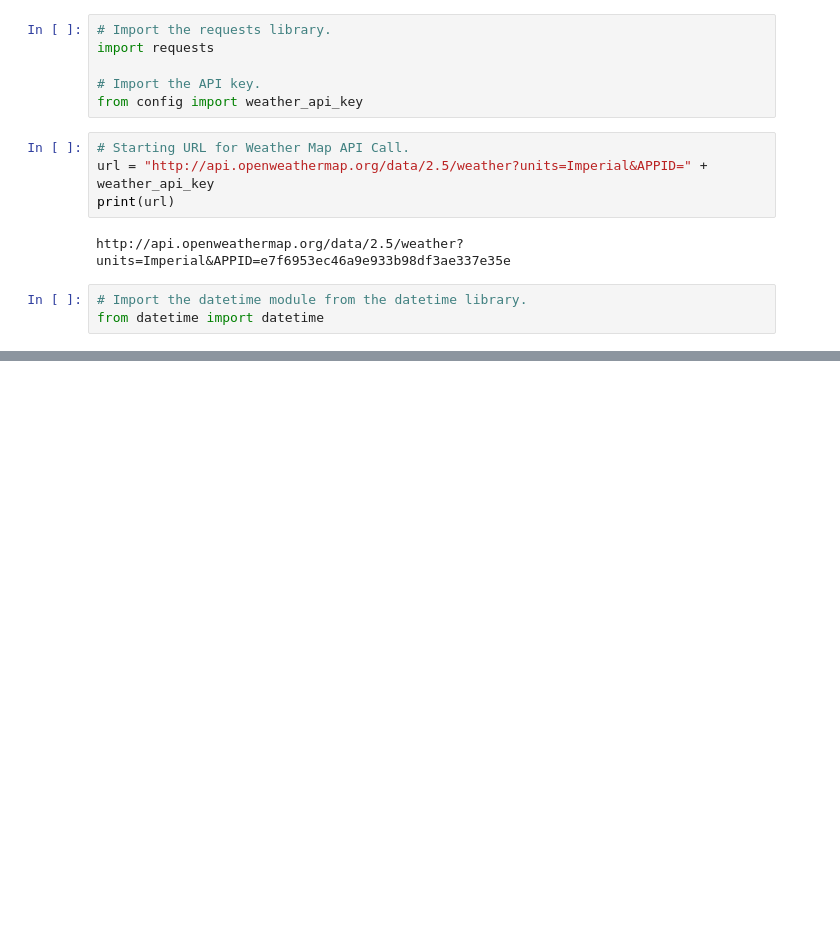
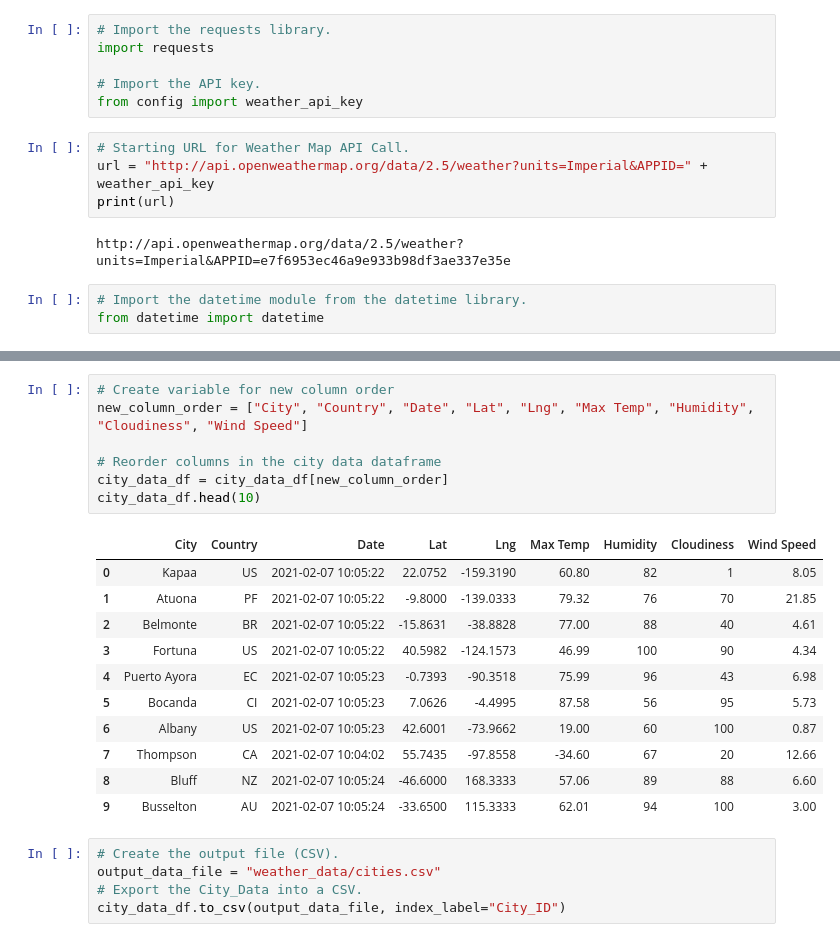
Before and after one commit to ashley-green1/World_Weather_Analysis, a Jupyter notebook: WeatherPy.ipynb, the cells around one changed output, grey strips where cells are left out. Cells and saved outputs as stored; diff of their text form; blank space fills up the shorter version.

```diff
--- a/WeatherPy.ipynb
+++ b/WeatherPy.ipynb
@@ -134,0 +151,24 @@ Data Retrieval Complete
+# %%
+# Create variable for new column order
+new_column_order = ["City", "Country", "Date", "Lat", "Lng", "Max Temp", "Humidity", "Cloudiness", "Wind Speed"]
+
+# Reorder columns in the city data dataframe
+city_data_df = city_data_df[new_column_order]
+city_data_df.head(10)
+# %% [output]
+|  | City | Country | Date | Lat | Lng | Max Temp | Humidity | Cloudiness | Wind Speed |
+| 0 | Kapaa | US | 2021-02-07 10:05:22 | 22.0752 | -159.3190 | 60.80 | 82 | 1 | 8.05 |
+| 1 | Atuona | PF | 2021-02-07 10:05:22 | -9.8000 | -139.0333 | 79.32 | 76 | 70 | 21.85 |
+| 2 | Belmonte | BR | 2021-02-07 10:05:22 | -15.8631 | -38.8828 | 77.00 | 88 | 40 | 4.61 |
+| 3 | Fortuna | US | 2021-02-07 10:05:22 | 40.5982 | -124.1573 | 46.99 | 100 | 90 | 4.34 |
+| 4 | Puerto Ayora | EC | 2021-02-07 10:05:23 | -0.7393 | -90.3518 | 75.99 | 96 | 43 | 6.98 |
+| 5 | Bocanda | CI | 2021-02-07 10:05:23 | 7.0626 | -4.4995 | 87.58 | 56 | 95 | 5.73 |
+| 6 | Albany | US | 2021-02-07 10:05:23 | 42.6001 | -73.9662 | 19.00 | 60 | 100 | 0.87 |
+| 7 | Thompson | CA | 2021-02-07 10:04:02 | 55.7435 | -97.8558 | -34.60 | 67 | 20 | 12.66 |
+| 8 | Bluff | NZ | 2021-02-07 10:05:24 | -46.6000 | 168.3333 | 57.06 | 89 | 88 | 6.60 |
+| 9 | Busselton | AU | 2021-02-07 10:05:24 | -33.6500 | 115.3333 | 62.01 | 94 | 100 | 3.00 |
+# %%
+# Create the output file (CSV).
+output_data_file = "weather_data/cities.csv"
+# Export the City_Data into a CSV.
+city_data_df.to_csv(output_data_file, index_label="City_ID")
```
Also changed, not shown: parts of 3 cells of this notebook.
